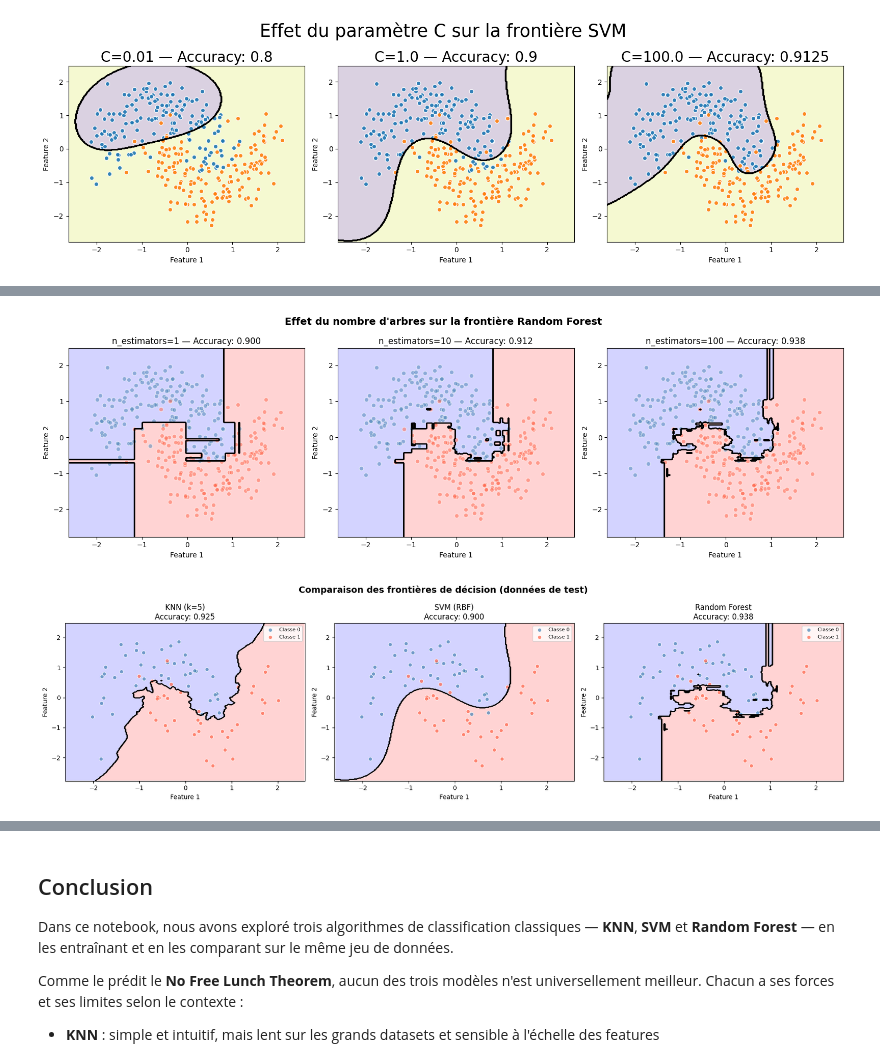
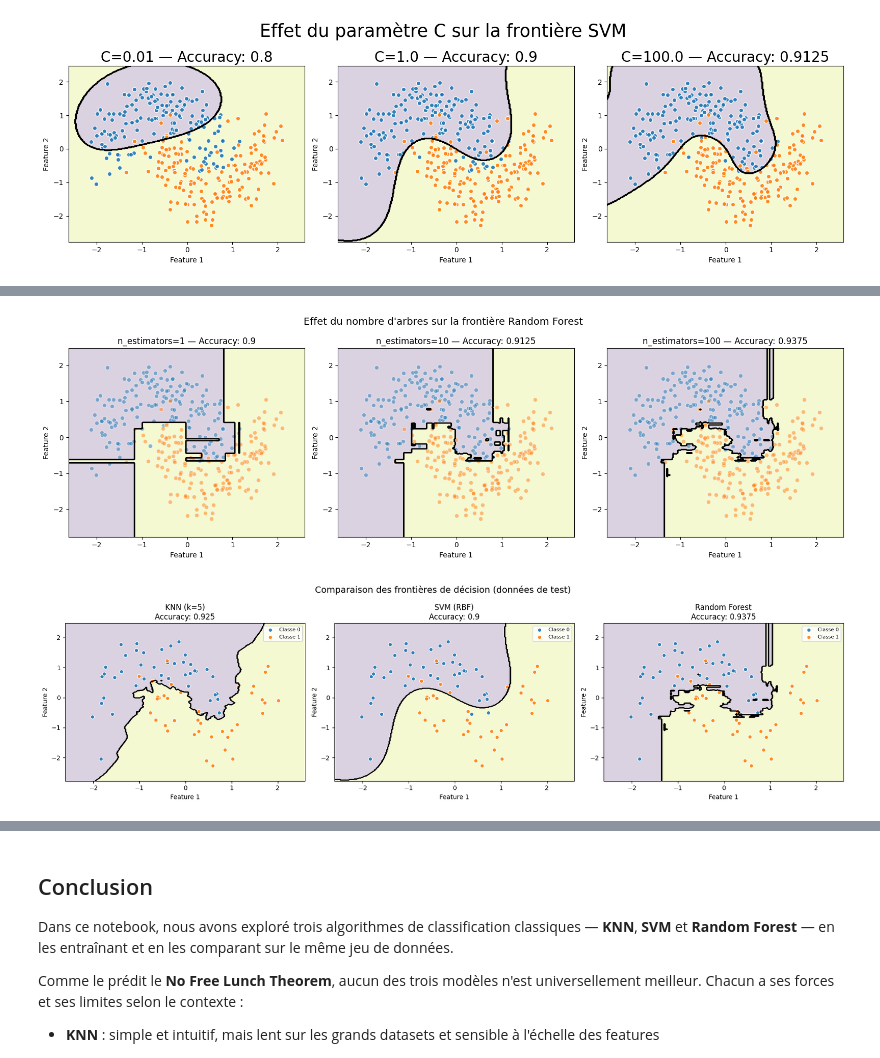
Before and after one commit to psy3019-6973-2026/BuuNguyen_Exercise_5, a Jupyter notebook: tasks/task_3/02_classificateurs.ipynb, the cells around one changed output, grey strips where cells are left out. Drawn from its saved outputs; the diff is of its cells as text; code cells hidden in the pictures.

```diff
--- a/tasks/task_3/02_classificateurs.ipynb
+++ b/tasks/task_3/02_classificateurs.ipynb
@@ -273,7 +272,7 @@ for ax, C in zip(axes, C_values):
     ax.contour(xx, yy, Z, colors='black')
     ax.scatter(X_train[y_train==0, 0], X_train[y_train==0, 1], alpha=0.9, edgecolors='white')
     ax.scatter(X_train[y_train==1, 0], X_train[y_train==1, 1], alpha=0.9, edgecolors='white')
-    ax.set_title(f'C={C} — Accuracy: {acc:}', fontsize=20)
+    ax.set_title(f'C={C} — Accuracy: {acc}', fontsize=20)
     ax.set_xlabel('Feature 1')
     ax.set_ylabel('Feature 2')
 
@@ -380,49 +376,43 @@ for ax, n in zip(axes, n_estimators_values):
     clf.fit(X_train, y_train)
     acc = accuracy_score(y_test, clf.predict(X_test))
     Z = clf.predict(np.c_[xx.ravel(), yy.ravel()]).reshape(xx.shape)
-    ax.contourf(xx, yy, Z, alpha=0.2, cmap='bwr')
+    ax.contourf(xx, yy, Z, alpha=0.2)
     ax.contour(xx, yy, Z, colors='black', linewidths=1.0)
-    ax.scatter(X_train[y_train==0, 0], X_train[y_train==0, 1],
-               color='steelblue', alpha=0.5, edgecolors='white')
-    ax.scatter(X_train[y_train==1, 0], X_train[y_train==1, 1],
-               color='tomato', alpha=0.5, edgecolors='white')
-    ax.set_title(f'n_estimators={n} — Accuracy: {acc:.3f}', fontsize=12)
+    ax.scatter(X_train[y_train==0, 0], X_train[y_train==0, 1], alpha=0.5, edgecolors='white')
+    ax.scatter(X_train[y_train==1, 0], X_train[y_train==1, 1], alpha=0.5, edgecolors='white')
+    ax.set_title(f'n_estimators={n} — Accuracy: {acc}', fontsize=12)
     ax.set_xlabel('Feature 1')
     ax.set_ylabel('Feature 2')
 
-plt.suptitle("Effet du nombre d'arbres sur la frontière Random Forest",
-             fontsize=14, fontweight='bold')
+plt.suptitle("Effet du nombre d'arbres sur la frontière Random Forest", fontsize=14)
 plt.tight_layout()
 plt.show()
 # %% [output]
-[figure, old version]
+[figure, new version]
 # %%
 # --- Comparer les frontières de décision côte à côte ---
 fig, axes = plt.subplots(1, 3, figsize=(18, 5))
 
 models = [
-    (knn, f'KNN (k=5)\nAccuracy: {acc_knn:.3f}'),
-    (svm, f'SVM (RBF)\nAccuracy: {acc_svm:.3f}'),
-    (rf,  f'Random Forest\nAccuracy: {acc_rf:.3f}'),
+    (knn, f'KNN (k=5)\nAccuracy: {acc_knn}'),
+    (svm, f'SVM (RBF)\nAccuracy: {acc_svm}'),
+    (rf,  f'Random Forest\nAccuracy: {acc_rf}'),
 ]
 
 for ax, (model, title) in zip(axes, models):
     Z = model.predict(np.c_[xx.ravel(), yy.ravel()]).reshape(xx.shape)
-    ax.contourf(xx, yy, Z, alpha=0.2, cmap='bwr')
+    ax.contourf(xx, yy, Z, alpha=0.2)
     ax.contour(xx, yy, Z, colors='black', linewidths=1.0)
-    ax.scatter(X_test[y_test==0, 0], X_test[y_test==0, 1],
-               color='steelblue', alpha=0.7, edgecolors='white', label='Classe 0')
-    ax.scatter(X_test[y_test==1, 0], X_test[y_test==1, 1],
-               color='tomato', alpha=0.7, edgecolors='white', label='Classe 1')
+    ax.scatter(X_test[y_test==0, 0], X_test[y_test==0, 1], alpha=0.9, edgecolors='white', label='Classe 0')
+    ax.scatter(X_test[y_test==1, 0], X_test[y_test==1, 1], alpha=0.9, edgecolors='white', label='Classe 1')
     ax.set_title(title, fontsize=12)
     ax.set_xlabel('Feature 1')
     ax.set_ylabel('Feature 2')
     ax.legend(fontsize=8)
 
-plt.suptitle('Comparaison des frontières de décision (données de test)',
-             fontsize=14, fontweight='bold')
+plt.suptitle('Comparaison des frontières de décision (données de test)', fontsize=14)
 plt.tight_layout()
 plt.show()
 # %% [output]
-[figure, old version]
+[figure, new version]
 # %%
```
Also changed, not shown: parts of 5 cells of this notebook.
